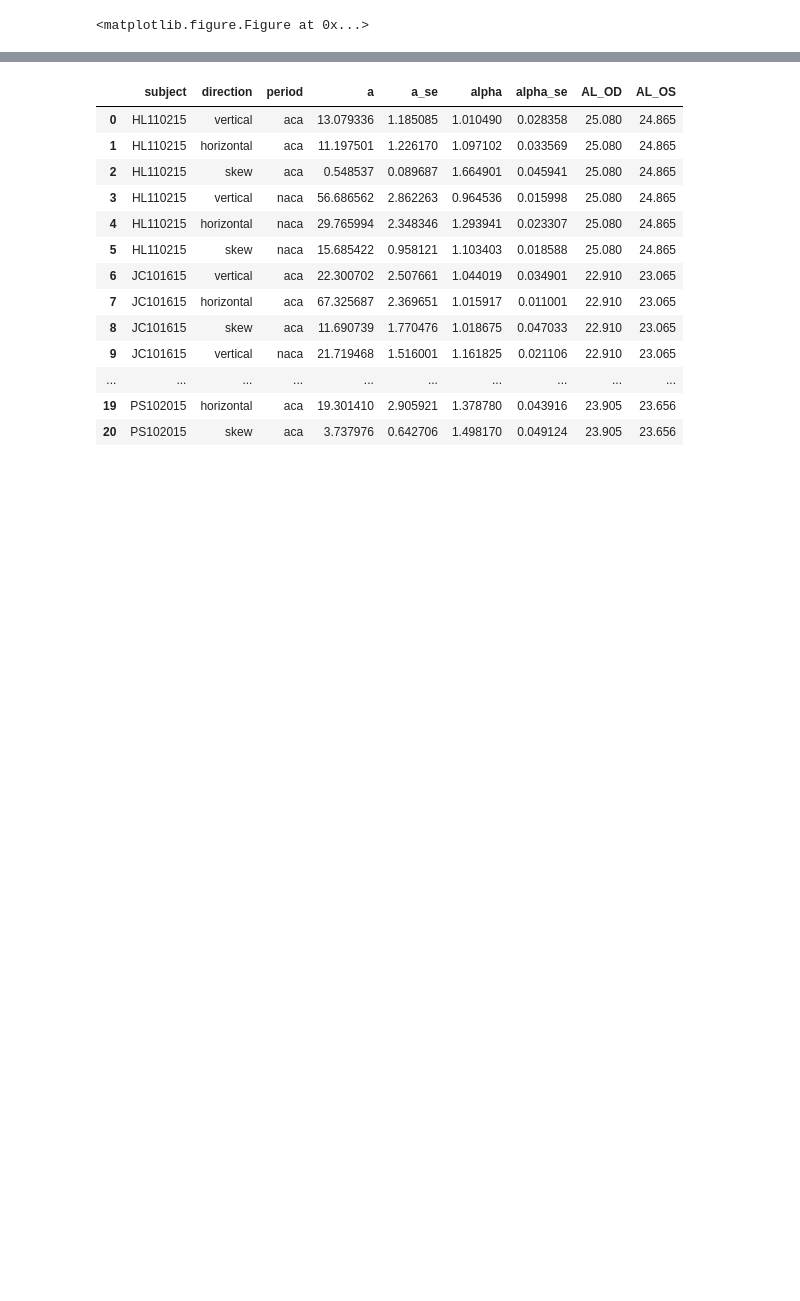
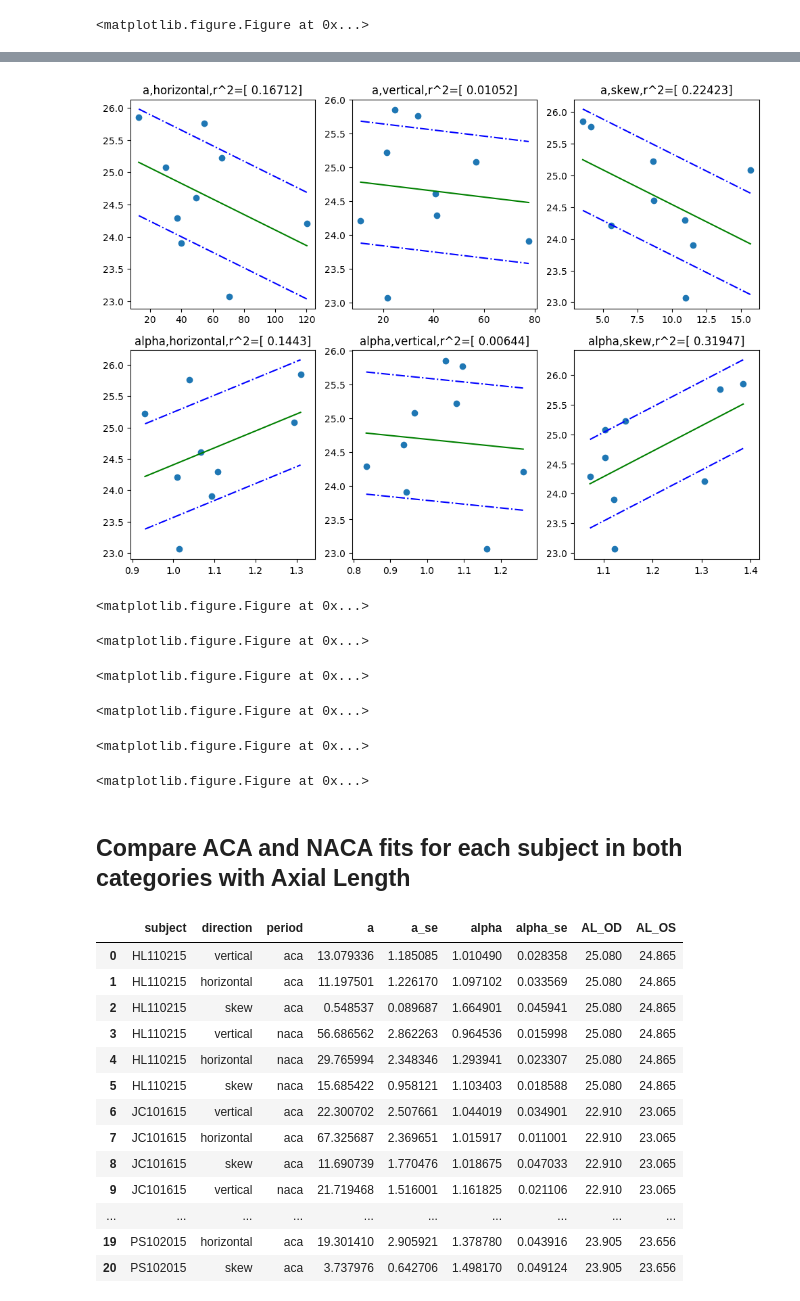
Before and after one commit to Akshugopi/myopiaNaturalScenes, a Jupyter notebook: myopiaNaturalScenes.ipynb, the cells around one changed output, grey strips where cells are left out. Saved outputs shown, nothing was run; the diff lists cells and outputs as text; code cells hidden in the pictures; blank space fills up the shorter version.

```diff
--- a/myopiaNaturalScenes.ipynb
+++ b/myopiaNaturalScenes.ipynb
@@ -781 +848,31 @@ for val in ['a','alpha']:
+# %%
+##NON ACADEMIC PERIOD
+
+fig, axes = plt.subplots(nrows=2, ncols=3, figsize =(12,9))
+ix = 0 #index columns
+
+period = 'naca'
+for val in ['a','alpha']:
+    iy = 0 #index rows
+    for direction in ['horizontal','vertical','skew']:
+        #plot fits
+        plt.figure()
+        vals = al_period_fits[(al_period_fits['direction']==direction) & (al_period_fits['period']==period)]
+        xs = vals[val]
+        ys = np.max([vals['AL_OD'],vals['AL_OS']],axis=0)
+        axes[ix,iy].scatter(xs, ys,label='horizontal')
+        axes[ix,iy].xlabel = val
+        axes[ix,iy] = regression_fitter(xs,ys,axes[ix,iy],val,direction)
+        iy+=1
+    ix+=1
+# %% [output]
+[figure, added]
+<matplotlib.figure.Figure at 0x...>
+<matplotlib.figure.Figure at 0x...>
+<matplotlib.figure.Figure at 0x...>
+<matplotlib.figure.Figure at 0x...>
+<matplotlib.figure.Figure at 0x...>
+<matplotlib.figure.Figure at 0x...>
+# %% [markdown]
+## Compare ACA and NACA fits for each subject in both categories with Axial Length
 # %%
```
Also changed, not shown: parts of 5 cells of this notebook.
